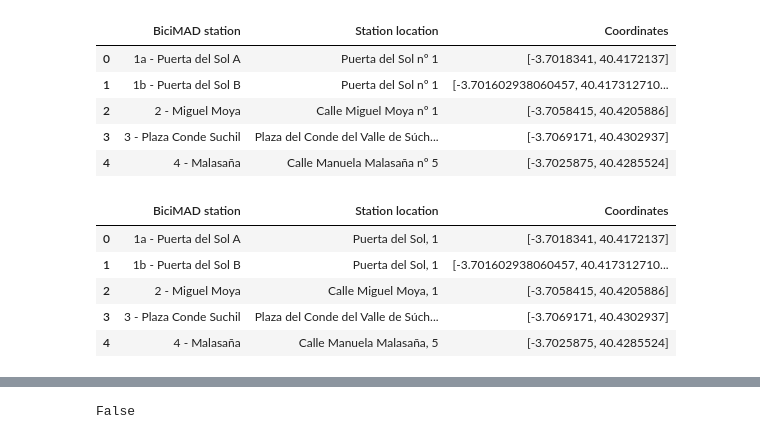
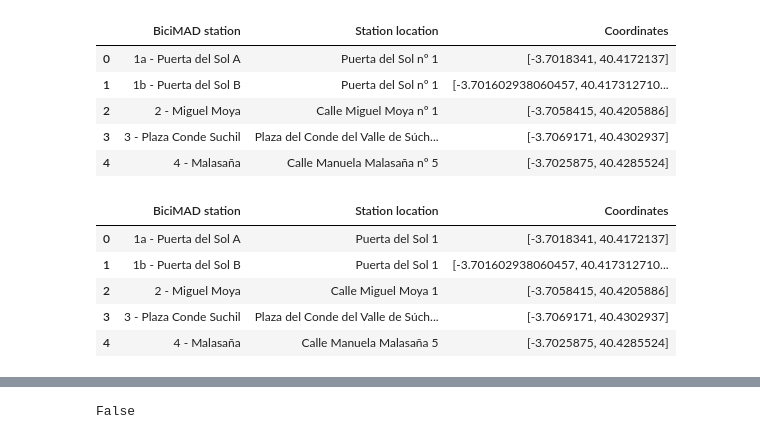
Before and after one commit to MargaMontV/project-module-1, a Jupyter notebook: notebooks/pm1_notebook.ipynb, the cells around one changed output, grey strips where cells are left out. Cells and saved outputs as stored; diff of their text form; code cells hidden in the pictures.

```diff
--- a/notebooks/pm1_notebook.ipynb
+++ b/notebooks/pm1_notebook.ipynb
@@ -153,12 +232,12 @@ bicimad_stations.head()
 | 3 | 3 - Plaza Conde Suchil | Plaza del Conde del Valle de Súch... | [-3.7069171, 40.4302937] |
 | 4 | 4 - Malasaña | Calle Manuela Malasaña nº 5 | [-3.7025875, 40.4285524] |
 # %%
-bicimad_stations["Station location"] = bicimad_stations["Station location"].str.replace(" nº", ",")
+bicimad_stations["Station location"] = bicimad_stations["Station location"].str.replace(" nº", "")
 bicimad_stations.head()
 # %% [output]
 |  | BiciMAD station | Station location | Coordinates |
-| 0 | 1a - Puerta del Sol A | Puerta del Sol, 1 | [-3.7018341, 40.4172137] |
-| 1 | 1b - Puerta del Sol B | Puerta del Sol, 1 | [-3.701602938060457, 40.417312710... |
-| 2 | 2 - Miguel Moya | Calle Miguel Moya, 1 | [-3.7058415, 40.4205886] |
+| 0 | 1a - Puerta del Sol A | Puerta del Sol 1 | [-3.7018341, 40.4172137] |
+| 1 | 1b - Puerta del Sol B | Puerta del Sol 1 | [-3.701602938060457, 40.417312710... |
+| 2 | 2 - Miguel Moya | Calle Miguel Moya 1 | [-3.7058415, 40.4205886] |
 | 3 | 3 - Plaza Conde Suchil | Plaza del Conde del Valle de Súch... | [-3.7069171, 40.4302937] |
-| 4 | 4 - Malasaña | Calle Manuela Malasaña, 5 | [-3.7025875, 40.4285524] |
+| 4 | 4 - Malasaña | Calle Manuela Malasaña 5 | [-3.7025875, 40.4285524] |
```
Also changed, not shown: parts of 30 cells of this notebook, 6 other files.
